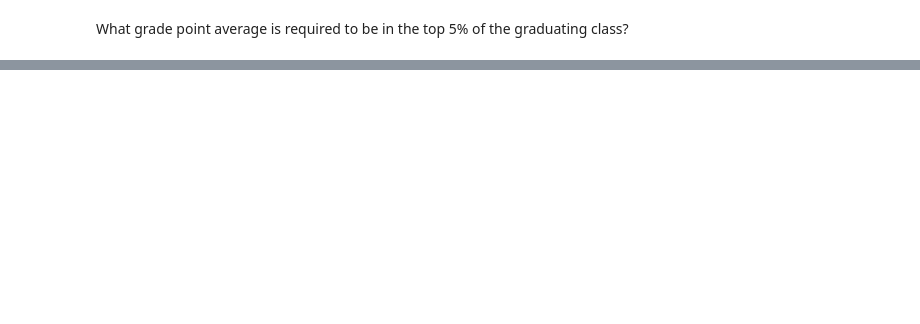
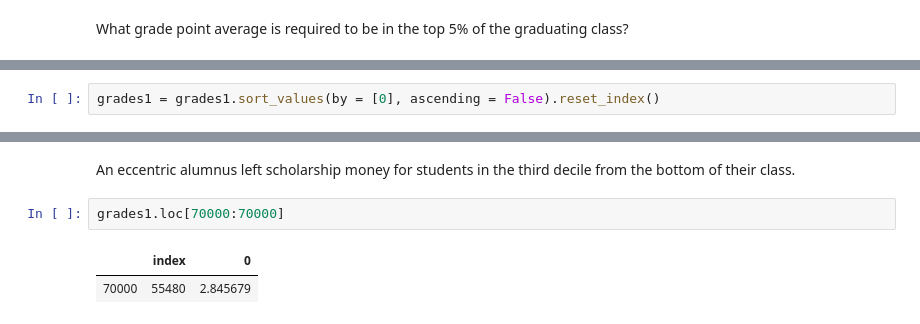
Before and after one commit to ravinder79/statistics-exercises, a Jupyter notebook: probability_distributions.ipynb, the cells around one changed output, grey strips where cells are left out. Drawn from its saved outputs; the diff is of its cells as text; blank space fills up the shorter version.

```diff
--- a/probability_distributions.ipynb
+++ b/probability_distributions.ipynb
@@ -140,0 +156,2 @@ What grade point average is required to be in the top 5% of the graduating class
+# %%
+grades1 = grades1.sort_values(by = [0], ascending = False).reset_index()
@@ -140,0 +175,7 @@ What grade point average is required to be in the top 5% of the graduating class
+# %% [markdown]
+An eccentric alumnus left scholarship money for students in the third decile from the bottom of their class.
+# %%
+grades1.loc[70000:70000]
+# %% [output]
+|  | index | 0 |
+| 70000 | 55480 | 2.845679 |
```
Also changed, not shown: parts of 22 cells of this notebook.
